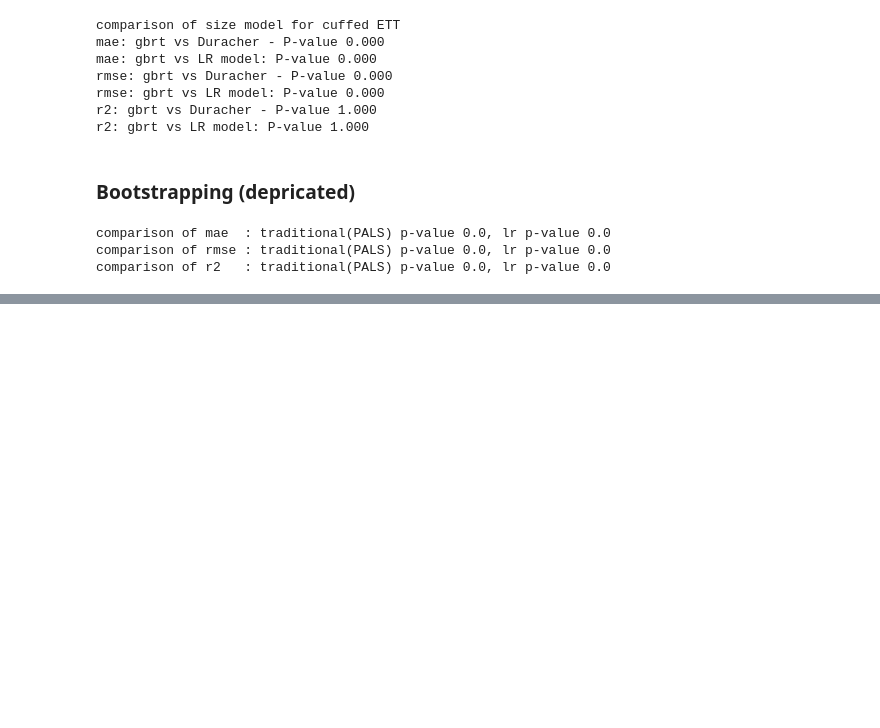
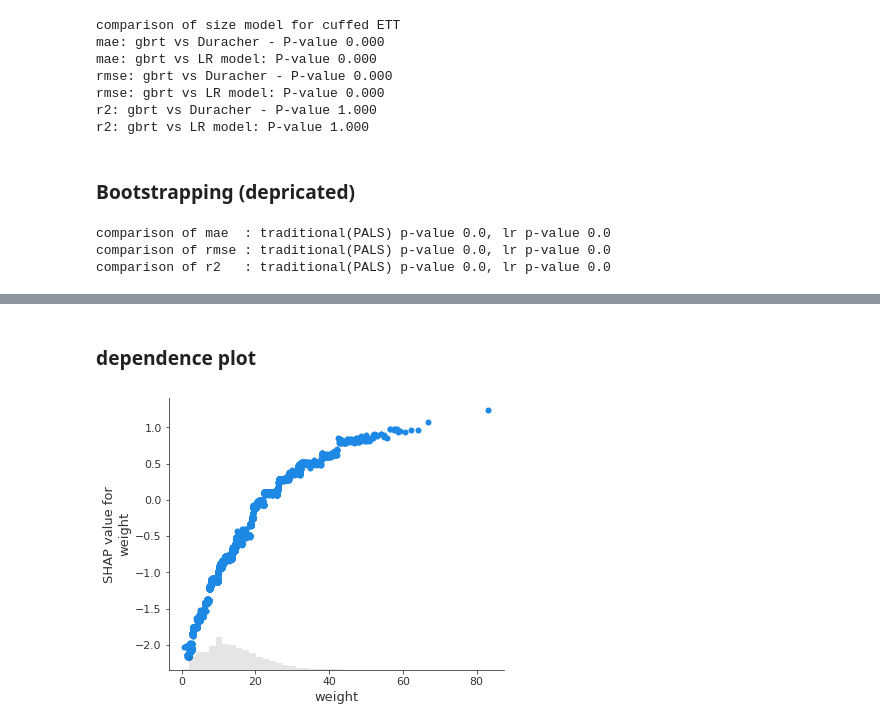
Before and after one commit to Hyeonsik/ETT, a Jupyter notebook: code_depth.ipynb, the cells around one changed output, grey strips where cells are left out. Cells and saved outputs as stored; diff of their text form; code cells hidden in the pictures; blank space fills up the shorter version.

```diff
--- a/code_depth.ipynb
+++ b/code_depth.ipynb
@@ -1075,0 +1111,15 @@ comparison of r2   : traditional(PALS) p-value 0.0, lr p-value 0.0
+# %% [markdown]
+### dependence plot
+# %%
+# plot shap summary plot
+INPUT_VARS = ['age', 'sex', 'weight','height']
+
+X_train = pd.DataFrame(x_uncuff_train, columns=INPUT_VARS)
+
+shap_xgb = explainer(X_train)
+var = 'weight'
+shap.plots.scatter(shap_xgb[:,var], dot_size = None, show=False)
+#plt.rcParams['font.family'] = 'AvenirNextLTPro'
+plt.savefig(f"figures/Suppl_Fig2_i_depth_uncuff_{var}.png", dpi=600, bbox_inches='tight', pad_inches=0.5)
+# %% [output]
+[figure, added]
```
Also changed, not shown: parts of 10 cells of this notebook, 34 other files.
